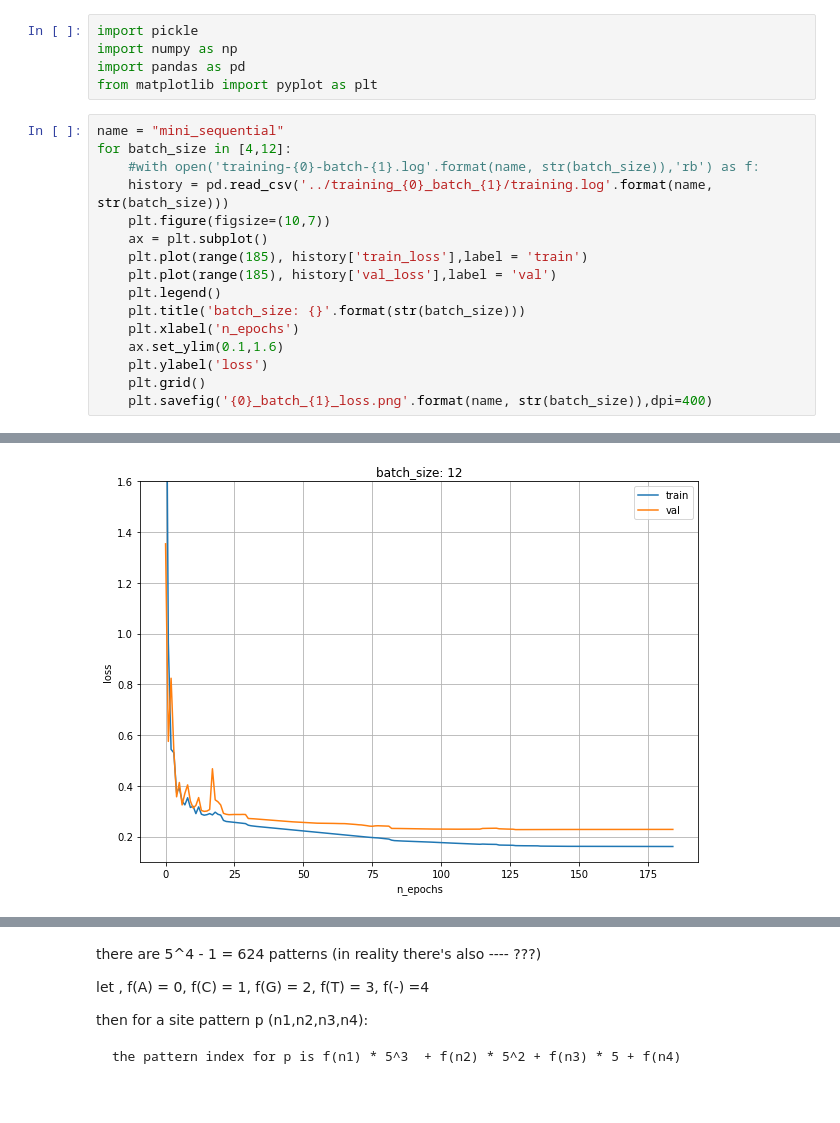
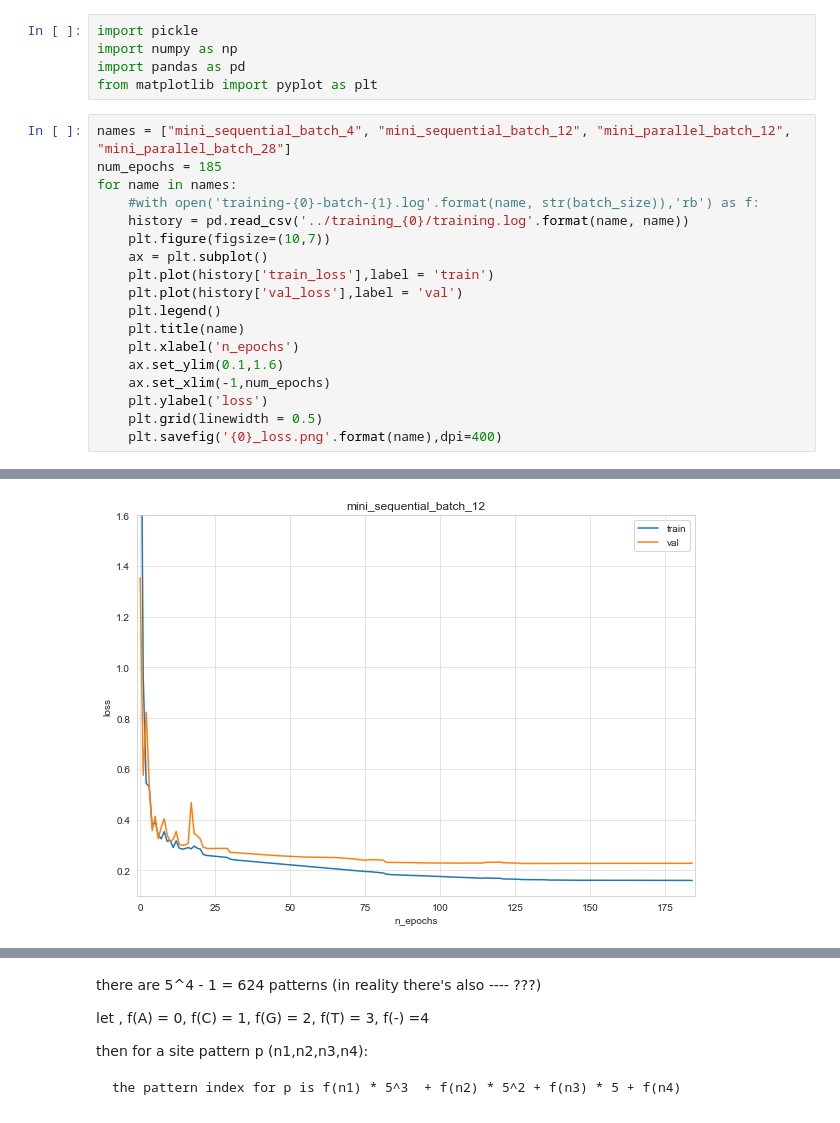
Before and after one commit to trongnhanuit/Phyloformer, a Jupyter notebook: phyloformer/data/analysis/plots.ipynb, the cells around one changed output, grey strips where cells are left out. Drawn from its saved outputs; the diff is of its cells as text.

```diff
--- a/phyloformer/data/analysis/plots.ipynb
+++ b/phyloformer/data/analysis/plots.ipynb
@@ -4,19 +4,21 @@ import numpy as np
 import pandas as pd
 from matplotlib import pyplot as plt
 # %%
-name = "mini_sequential"
-for batch_size in [4,12]:
+names = ["mini_sequential_batch_4", "mini_sequential_batch_12", "mini_parallel_batch_12", "mini_parallel_batch_28"]
+num_epochs = 185
+for name in names:
     #with open('training-{0}-batch-{1}.log'.format(name, str(batch_size)),'rb') as f:
-    history = pd.read_csv('../training_{0}_batch_{1}/training.log'.format(name, str(batch_size)))
+    history = pd.read_csv('../training_{0}/training.log'.format(name, name))
     plt.figure(figsize=(10,7))
     ax = plt.subplot()
-    plt.plot(range(185), history['train_loss'],label = 'train')
-    plt.plot(range(185), history['val_loss'],label = 'val')
+    plt.plot(history['train_loss'],label = 'train')
+    plt.plot(history['val_loss'],label = 'val')
     plt.legend()
-    plt.title('batch_size: {}'.format(str(batch_size)))
+    plt.title(name)
     plt.xlabel('n_epochs')
     ax.set_ylim(0.1,1.6)
+    ax.set_xlim(-1,num_epochs)
     plt.ylabel('loss')
-    plt.grid()
-    plt.savefig('{0}_batch_{1}_loss.png'.format(name, str(batch_size)),dpi=400)
+    plt.grid(linewidth = 0.5)
+    plt.savefig('{0}_loss.png'.format(name),dpi=400)
 # %% [output]
@@ -24 +26 @@ for batch_size in [4,12]:
-[figure, old version]
+[figure, new version]
```
Also changed, not shown: parts of 5 cells of this notebook, 4 other files.
